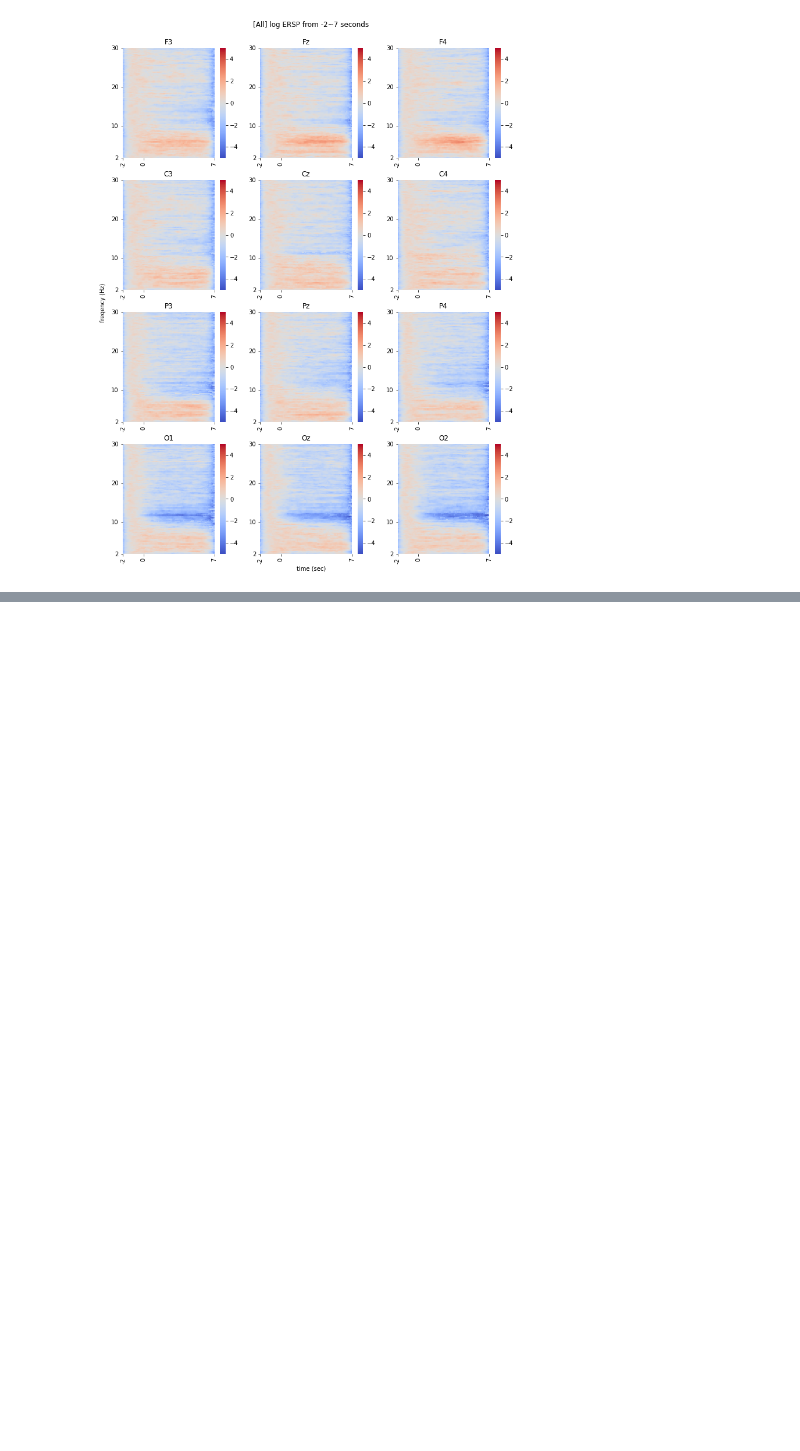
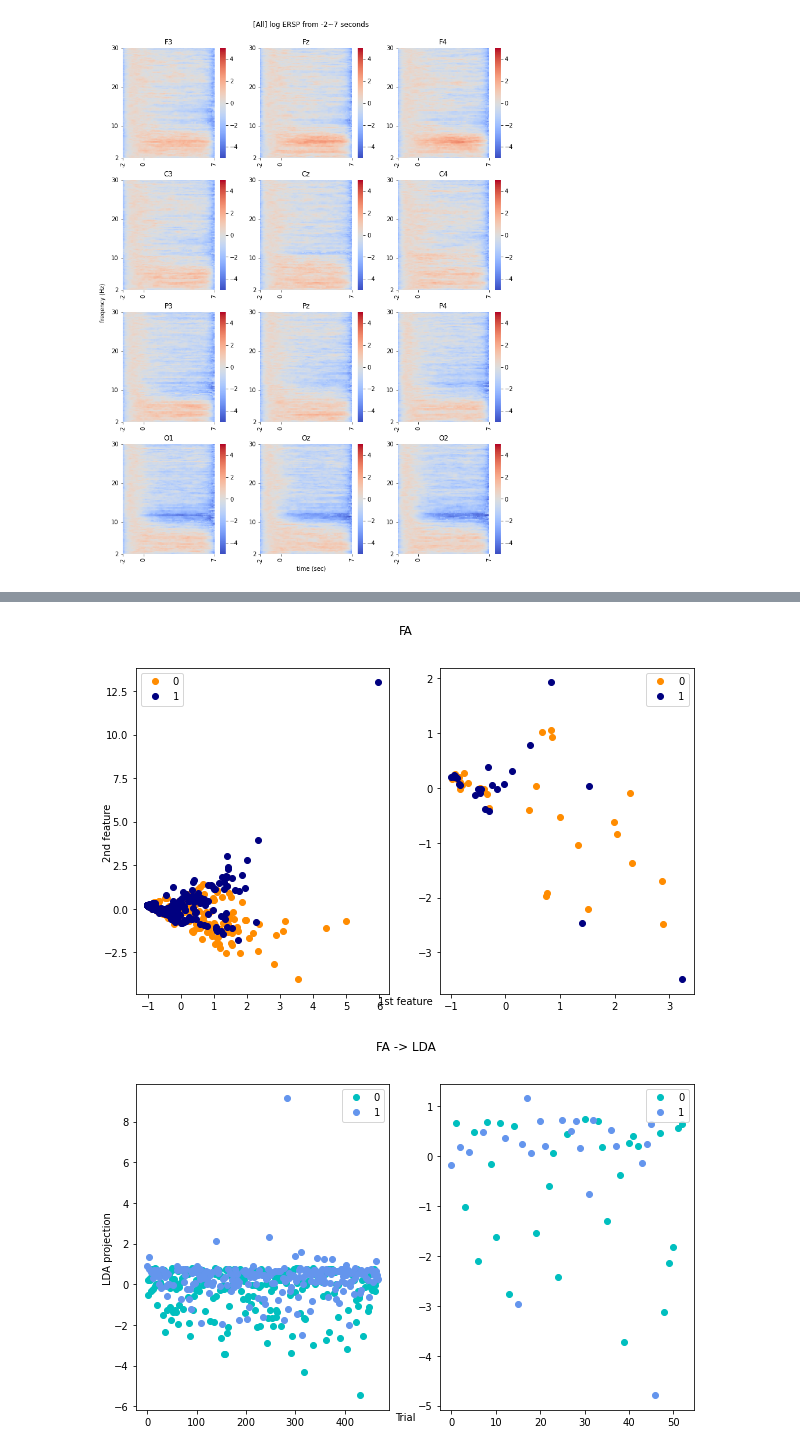
Before and after one commit to hundredball/Math24, a Jupyter notebook: Analyze_data.ipynb, the cells around one changed output, grey strips where cells are left out. Drawn from its saved outputs; the diff is of its cells as text; code cells hidden in the pictures; blank space fills up the shorter version.

```diff
--- a/Analyze_data.ipynb
+++ b/Analyze_data.ipynb
@@ -1175,0 +1280,19 @@ fig.savefig('./results/Analyze_ERSP_beforeAfterOnset/ERSP_all_normalize_TW_rmBas
+# %%
+# Factor Analysis
+fa = FactorAnalysis(n_components=3)
+X_train_FA = fa.fit_transform(X_train)
+X_test_FA = fa.transform(X_test)
+
+
+# LDA Transform
+lda = LinearDiscriminantAnalysis()
+X_train_FA_LDA = lda.fit_transform(X_train_FA, Y_train)
+X_test_FA_LDA = lda.transform(X_test_FA)
+
+# Plot them
+%matplotlib inline
+feature_plot(X_train_FA, X_test_FA, Y_train, Y_test, title='FA', mode='other')
+feature_plot(X_train_FA_LDA, X_test_FA_LDA, Y_train, Y_test, title='FA -> LDA', mode='LDA')
+# %% [output]
+[figure, added]
+[figure, added]
```
Also changed, not shown: parts of 9 cells of this notebook, 1 other file.
